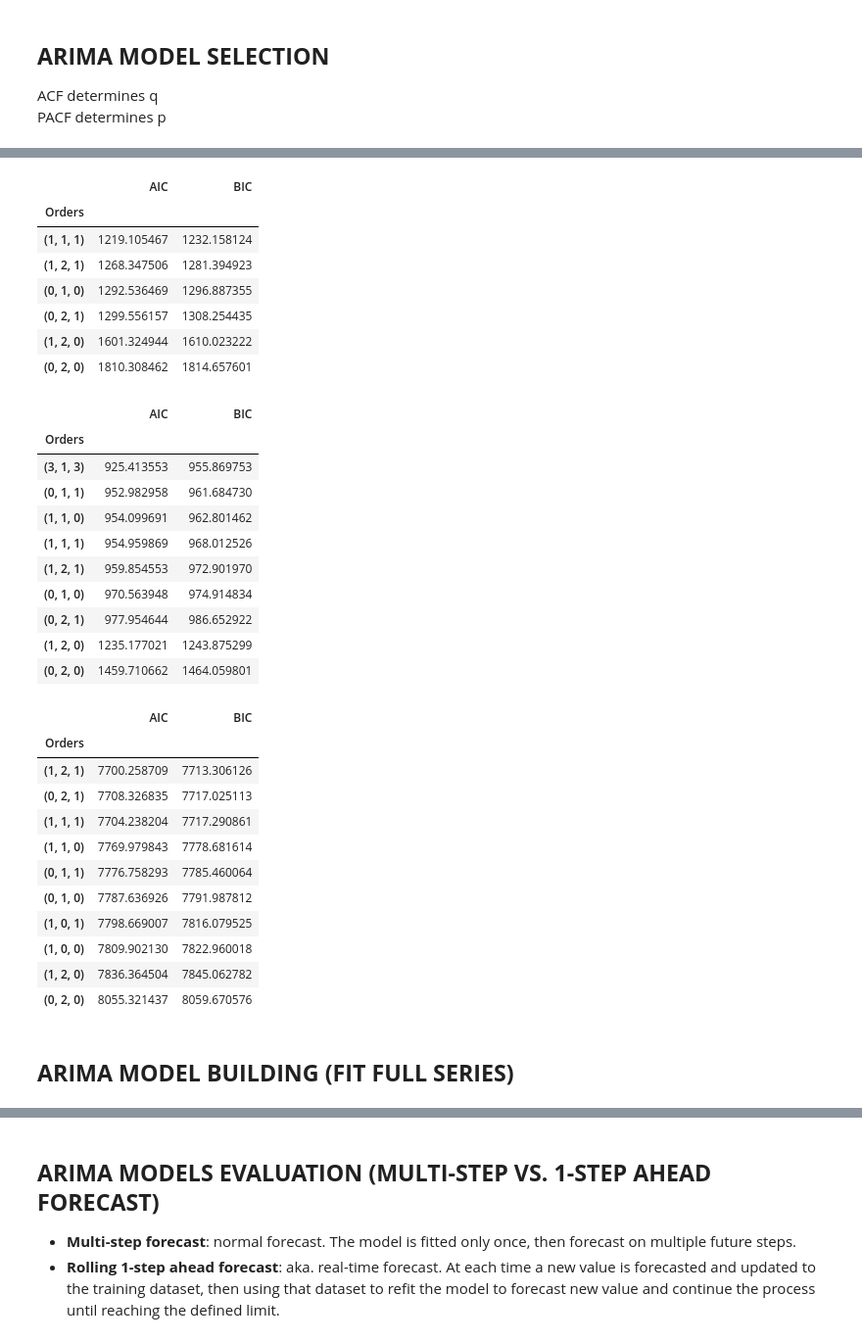
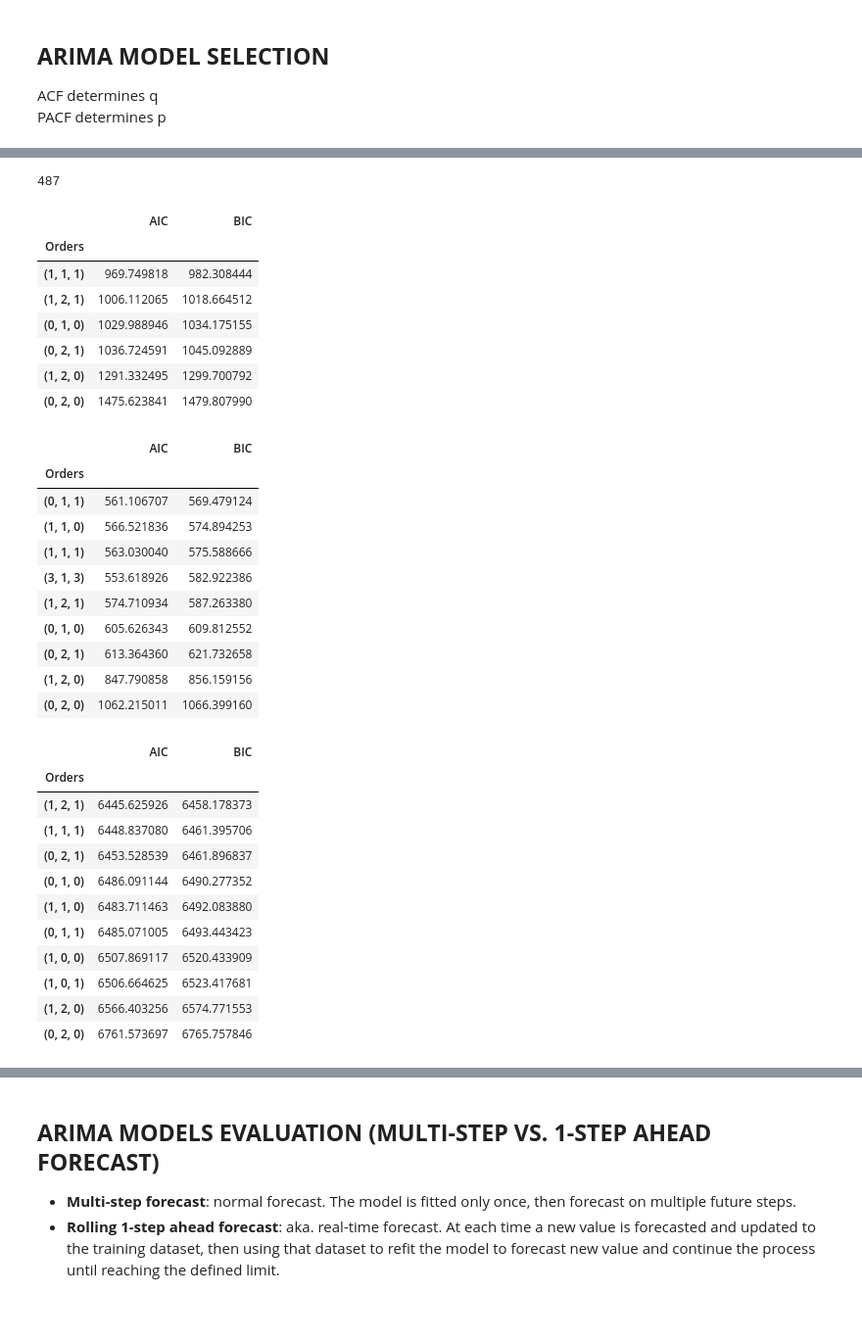
Before and after one commit to thangkaka26/US-Macroeconomics-Indicators-Forecast, a Jupyter notebook: notebooks/EDA x ARIMA x ARIMAX.ipynb, the cells around one changed output, grey strips where cells are left out. Shown at 98% size. Cells and saved outputs as stored; diff of their text form; code cells hidden in the pictures; blank space fills up the shorter version.

```diff
--- a/notebooks/EDA x ARIMA x ARIMAX.ipynb
+++ b/notebooks/EDA x ARIMA x ARIMAX.ipynb
@@ -613,45 +597,55 @@ unemploy_pdq = [(1,0,1), (1,0,0), (1,1,1), (0,1,0), (0,2,0), (1,2,1), (1,2,0), (
+# %%
+# Split train test 85/15'
+econ['date'] = pd.to_datetime(econ['date'], format='mixed')
+cp_econ = econ.copy().set_index('date')
+train_size = int(econ.shape[0]*0.85)
+econ_train, econ_test = cp_econ[:train_size], cp_econ[train_size:]
+print(train_size)
+
+# forecast steps
+forecast_range = econ_test.shape[0]
+# %% [output]
+487
 # %%
 # psavert (Personal Saving Rate)
-display(rankingOrdersARIMA(econ_dt['psavert'], psavert_pdq, criterion='bic'))
+display(rankingOrdersARIMA(econ_train['psavert'], psavert_pdq, criterion='bic'))
 # %% [output]
 |  | AIC | BIC |
 | Orders |  |  |
-| (1, 1, 1) | 1219.105467 | 1232.158124 |
-| (1, 2, 1) | 1268.347506 | 1281.394923 |
-| (0, 1, 0) | 1292.536469 | 1296.887355 |
-| (0, 2, 1) | 1299.556157 | 1308.254435 |
-| (1, 2, 0) | 1601.324944 | 1610.023222 |
-| (0, 2, 0) | 1810.308462 | 1814.657601 |
+| (1, 1, 1) | 969.749818 | 982.308444 |
+| (1, 2, 1) | 1006.112065 | 1018.664512 |
+| (0, 1, 0) | 1029.988946 | 1034.175155 |
+| (0, 2, 1) | 1036.724591 | 1045.092889 |
+| (1, 2, 0) | 1291.332495 | 1299.700792 |
+| (0, 2, 0) | 1475.623841 | 1479.807990 |
 # %%
 # uempmed (Median Unemployment Duration)
-display(rankingOrdersARIMA(econ_dt['uempmed'], uempmed_pdq, criterion='bic'))
+display(rankingOrdersARIMA(econ_train['uempmed'], uempmed_pdq, criterion='bic'))
 # %% [output]
 |  | AIC | BIC |
 | Orders |  |  |
-| (3, 1, 3) | 925.413553 | 955.869753 |
-| (0, 1, 1) | 952.982958 | 961.684730 |
-| (1, 1, 0) | 954.099691 | 962.801462 |
-| (1, 1, 1) | 954.959869 | 968.012526 |
-| (1, 2, 1) | 959.854553 | 972.901970 |
-| (0, 1, 0) | 970.563948 | 974.914834 |
-| (0, 2, 1) | 977.954644 | 986.652922 |
-| (1, 2, 0) | 1235.177021 | 1243.875299 |
-| (0, 2, 0) | 1459.710662 | 1464.059801 |
+| (0, 1, 1) | 561.106707 | 569.479124 |
+| (1, 1, 0) | 566.521836 | 574.894253 |
+| (1, 1, 1) | 563.030040 | 575.588666 |
+| (3, 1, 3) | 553.618926 | 582.922386 |
+| (1, 2, 1) | 574.710934 | 587.263380 |
+| (0, 1, 0) | 605.626343 | 609.812552 |
+| (0, 2, 1) | 613.364360 | 621.732658 |
+| (1, 2, 0) | 847.790858 | 856.159156 |
+| (0, 2, 0) | 1062.215011 | 1066.399160 |
 # %%
 # unemploy (Unemployment)
-display(rankingOrdersARIMA(econ_dt['unemploy'], unemploy_pdq, criterion='bic'))
+display(rankingOrdersARIMA(econ_train['unemploy'], unemploy_pdq, criterion='bic'))
 # %% [output]
 |  | AIC | BIC |
 | Orders |  |  |
-| (1, 2, 1) | 7700.258709 | 7713.306126 |
-| (0, 2, 1) | 7708.326835 | 7717.025113 |
-| (1, 1, 1) | 7704.238204 | 7717.290861 |
-| (1, 1, 0) | 7769.979843 | 7778.681614 |
-| (0, 1, 1) | 7776.758293 | 7785.460064 |
-| (0, 1, 0) | 7787.636926 | 7791.987812 |
-| (1, 0, 1) | 7798.669007 | 7816.079525 |
-| (1, 0, 0) | 7809.902130 | 7822.960018 |
-| (1, 2, 0) | 7836.364504 | 7845.062782 |
-| (0, 2, 0) | 8055.321437 | 8059.670576 |
+| (1, 2, 1) | 6445.625926 | 6458.178373 |
+| (1, 1, 1) | 6448.837080 | 6461.395706 |
+| (0, 2, 1) | 6453.528539 | 6461.896837 |
+| (0, 1, 0) | 6486.091144 | 6490.277352 |
+| (1, 1, 0) | 6483.711463 | 6492.083880 |
+| (0, 1, 1) | 6485.071005 | 6493.443423 |
+| (1, 0, 0) | 6507.869117 | 6520.433909 |
+| (1, 0, 1) | 6506.664625 | 6523.417681 |
+| (1, 2, 0) | 6566.403256 | 6574.771553 |
+| (0, 2, 0) | 6761.573697 | 6765.757846 |
-# %% [markdown]
-## **ARIMA MODEL BUILDING (FIT FULL SERIES)**
```
Also changed, not shown: parts of 7 cells of this notebook.
